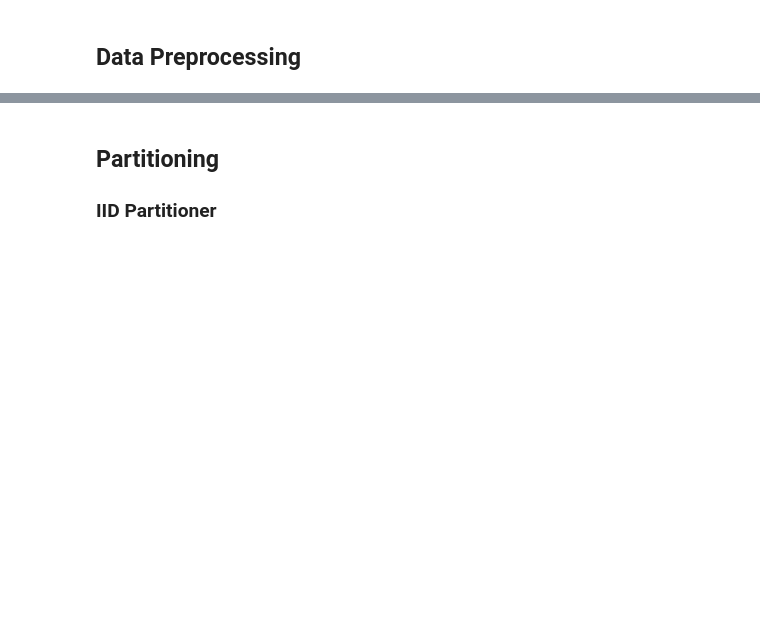
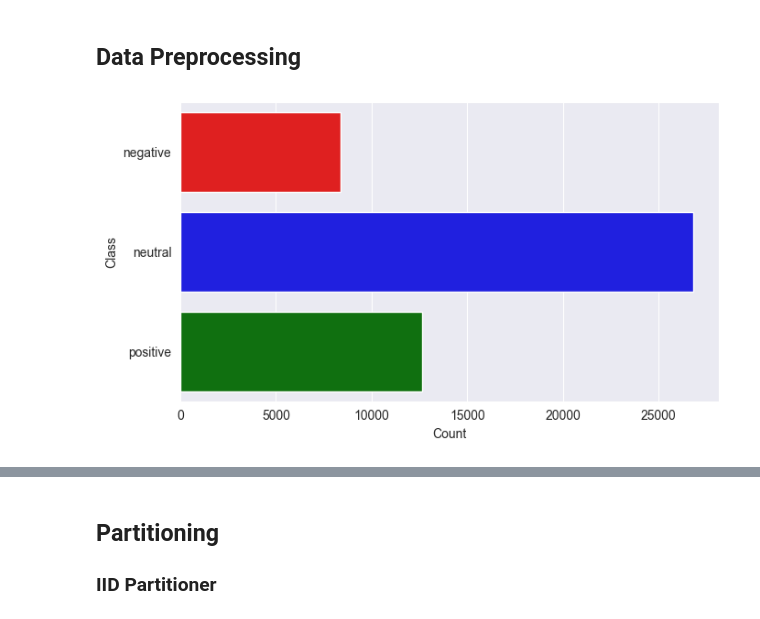
Before and after one commit to FIIT-Bc-projects/2024-Oksanich-DNLI, a Jupyter notebook: dataset_partitioning_tokenization.ipynb, the cells around one changed output, grey strips where cells are left out. Cells and saved outputs as stored; diff of their text form; code cells hidden in the pictures; blank space fills up the shorter version.

```diff
--- a/dataset_partitioning_tokenization.ipynb
+++ b/dataset_partitioning_tokenization.ipynb
@@ -51,3 +53,19 @@ validation_data = pd.concat([
 # %%
 training_dataset = Dataset.from_pandas(training_data, preserve_index=False)
 validation_dataset = Dataset.from_pandas(validation_data, preserve_index=False)
+# %%
+label_counts = training_data["label"].value_counts().sort_index()
+
+plt.figure(figsize=(7, 4))
+ax = sns.barplot(x=label_counts.values, y=label_counts.index, orient="h", palette=["red", "blue", "green"], hue=label_counts.index, legend=False)
+
+plt.xlabel("Count")
+plt.ylabel("Class")
+
+ax.set_yticks(range(len(label_mapping)))
+ax.set_yticklabels([{value: key for key, value in label_mapping.items()}[i] for i in sorted(label_mapping.values())])
+
+plt.tight_layout()
+plt.show()
+# %% [output]
+[figure, added]
```
Also changed, not shown: parts of 9 cells of this notebook.
